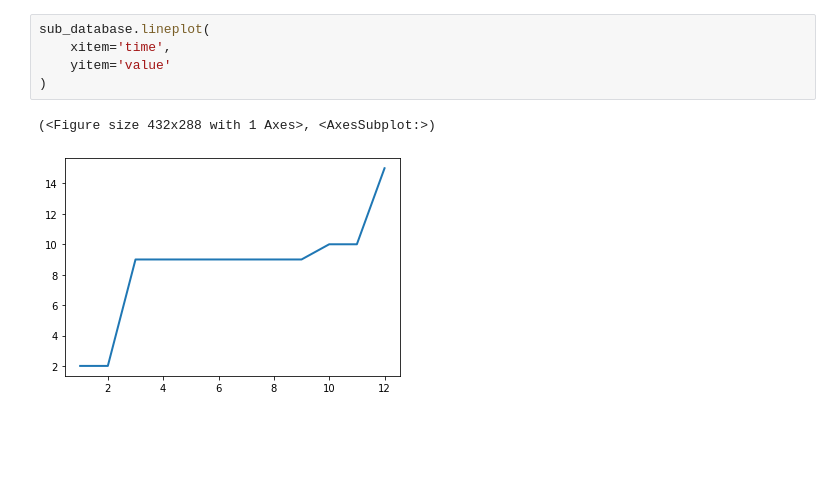
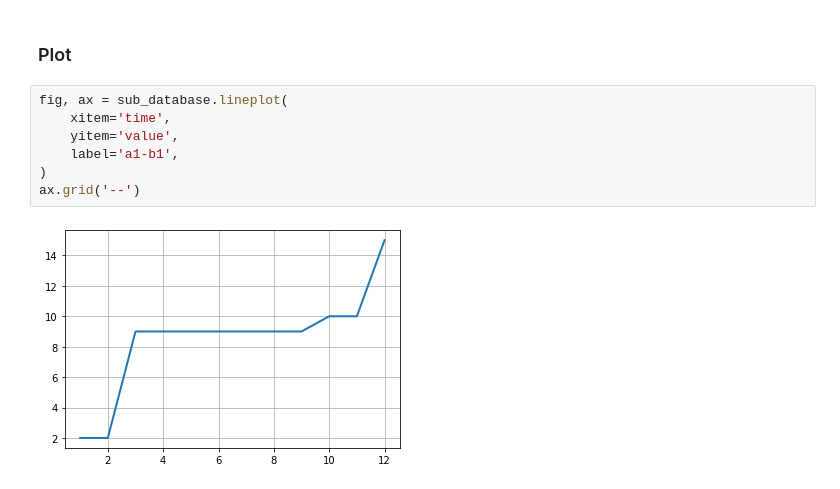
Before and after one commit to nariaki3551/SumExp, a Jupyter notebook: sumexp/example.ipynb, the cells around one changed output. Drawn from its saved outputs; the diff is of its cells as text; blank space fills up the shorter version.

```diff
--- a/sumexp/example.ipynb
+++ b/sumexp/example.ipynb
@@ -28,8 +122,11 @@ dataset 0
+# %% [markdown]
+### Plot
 # %%
-sub_database.lineplot(
+fig, ax = sub_database.lineplot(
     xitem='time',
-    yitem='value'
+    yitem='value',
+    label='a1-b1',
 )
+ax.grid('--')
 # %% [output]
-(<Figure size 432x288 with 1 Axes>, <AxesSubplot:>)
-[figure, old version]
+[figure, new version]
```
Also changed, not shown: parts of 35 cells of this notebook, 6 other files.
